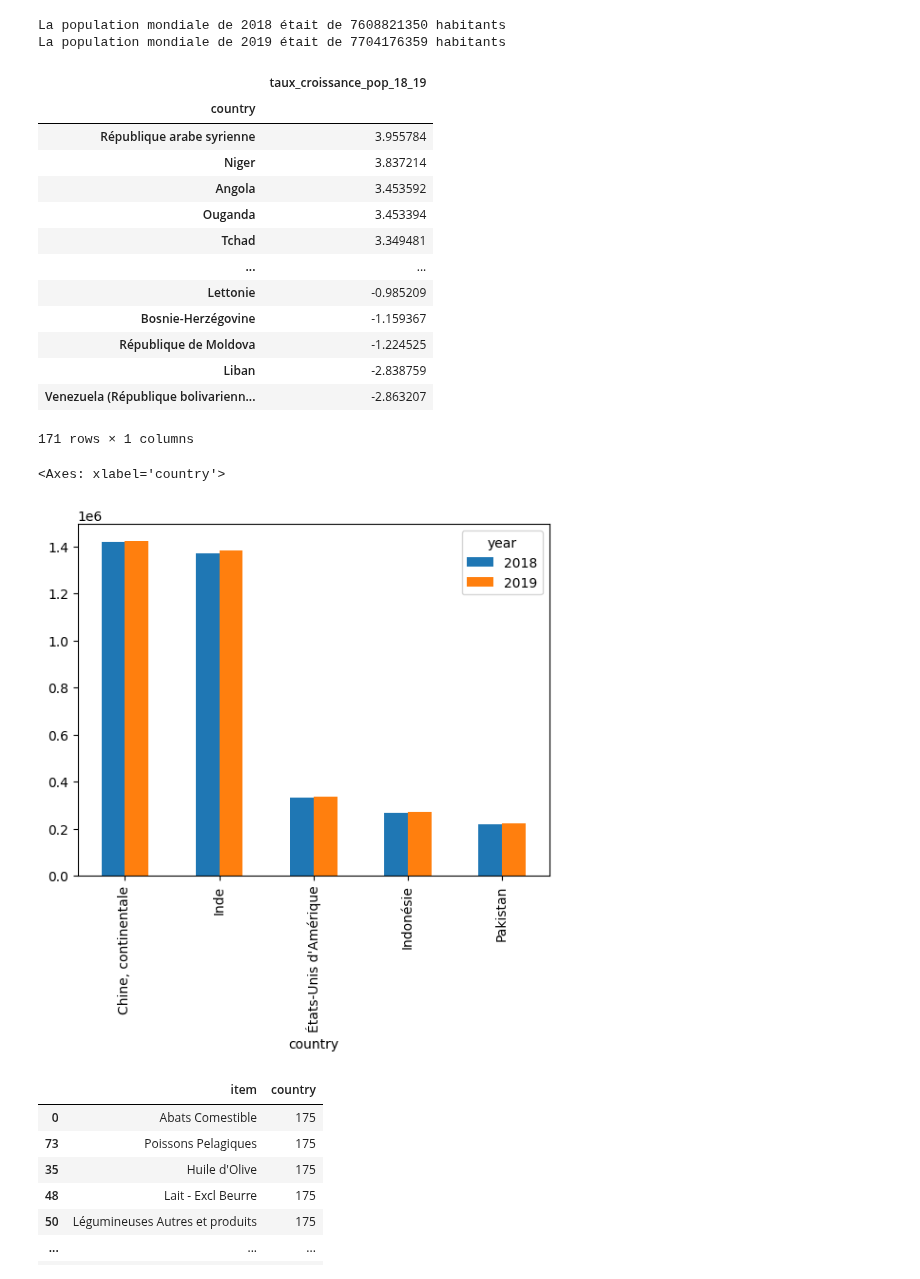
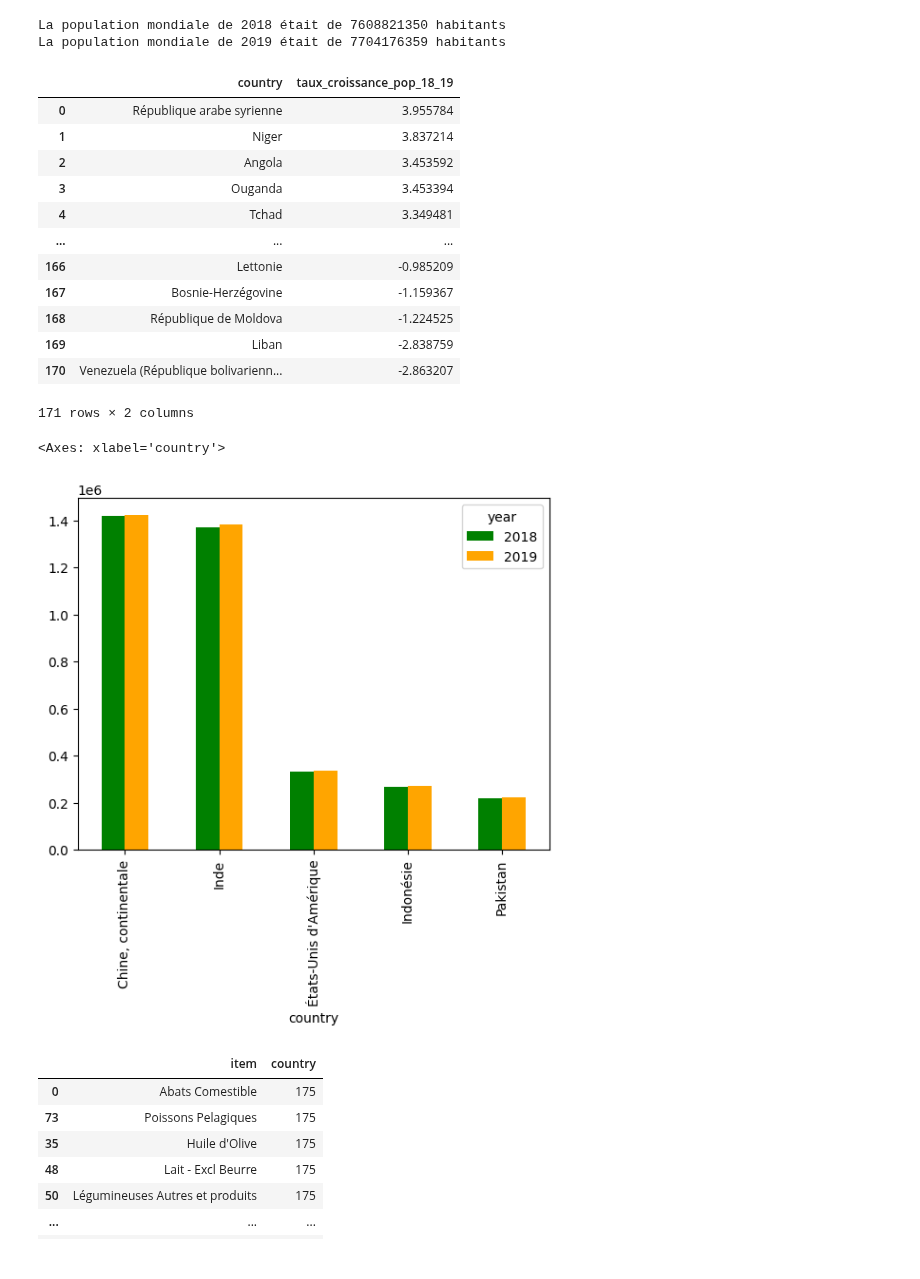
Before and after one commit to Melobgn/Brief-pandas-SEM, a Jupyter notebook: dataframes.ipynb, the cells around one changed output. Drawn from its saved outputs; the diff is of its cells as text; code cells hidden in the pictures.

```diff
--- a/dataframes.ipynb
+++ b/dataframes.ipynb
@@ -379,22 +379,21 @@ data_2019 = df[df['year'] == 2019]
 merged_data = pd.merge(data_2018, data_2019, on=['area_country','country','geo_area','item','type','food_supply_(Kcal/capital/day)','food_supply_quantity_(kg/capital/day)','fat_supply_quantity_(g/capital/day)','protein_supply_quantity_(g/capital/day)'] ,suffixes=('_2018', '_2019'))
 merged_data['taux_croissance_pop_18_19'] = ((merged_data['pop_1000_hab_2019'] - merged_data['pop_1000_hab_2018']) / merged_data['pop_1000_hab_2018']) * 100
 top5_taux_croissance = merged_data
-top5_taux_croissance[['country','taux_croissance_pop_18_19']].groupby('country').max().sort_values(by='taux_croissance_pop_18_19', ascending=False)
+top5_taux_croissance = top5_taux_croissance[['country','taux_croissance_pop_18_19']].groupby('country').max().sort_values(by='taux_croissance_pop_18_19', ascending=False).reset_index()
 # %% [output]
-|  | taux_croissance_pop_18_19 |
-| country |  |
-| République arabe syrienne | 3.955784 |
-| Niger | 3.837214 |
-| Angola | 3.453592 |
-| Ouganda | 3.453394 |
-| Tchad | 3.349481 |
-| ... | ... |
-| Lettonie | -0.985209 |
-| Bosnie-Herzégovine | -1.159367 |
-| République de Moldova | -1.224525 |
-| Liban | -2.838759 |
-| Venezuela (République bolivarienn... | -2.863207 |
+|  | country | taux_croissance_pop_18_19 |
+| 0 | République arabe syrienne | 3.955784 |
+| 1 | Niger | 3.837214 |
+| 2 | Angola | 3.453592 |
+| 3 | Ouganda | 3.453394 |
+| 4 | Tchad | 3.349481 |
+| ... | ... | ... |
+| 166 | Lettonie | -0.985209 |
+| 167 | Bosnie-Herzégovine | -1.159367 |
+| 168 | République de Moldova | -1.224525 |
+| 169 | Liban | -2.838759 |
+| 170 | Venezuela (République bolivarienn... | -2.863207 |
-171 rows × 1 columns
+171 rows × 2 columns
 # %%
 # Exercice 25 : calculez le ratio énergie/poids de chaque produit par pays : food supply kcal year / food supply kg year
 
@@ -421,23 +420,23 @@ top5_taux_croissance[['country','taux_croissance_pop_18_19']].groupby('country')
 # %%
 # Exercice 31
 # Avec Matplotlib, tracez l'évolution de la population (pop_1000_hab) de 2018 à 2019 pour les 5 pays les plus peuplés.
 # Utilisez un graphique en barres pour chaque pays pour comparer les deux années.
 
 df_31 = df[['country','year','pop_1000_hab']]
 df_31 = df_31.groupby(['country', 'year'])['pop_1000_hab'].agg(max)
 df_31 = df_31.reset_index()
 df_31 = df_31.sort_values('pop_1000_hab', ascending=False).head(10)
 df_31
 
 piv = df_31.pivot_table(values='pop_1000_hab', columns=['year'], index='country')
 piv = piv.reset_index()
 piv = piv.sort_values(by=2019, ascending=False)
 
 piv
-piv.plot(kind='bar', x="country")
+piv.plot(kind='bar', x="country", color=['green', 'orange'])
 # %% [output]
 <Axes: xlabel='country'>
-[figure, old version]
+[figure, new version]
 # %%
 #18, 21, 25, 26, 28, 31
 # %%
```
Also changed, not shown: parts of 2 cells of this notebook.
